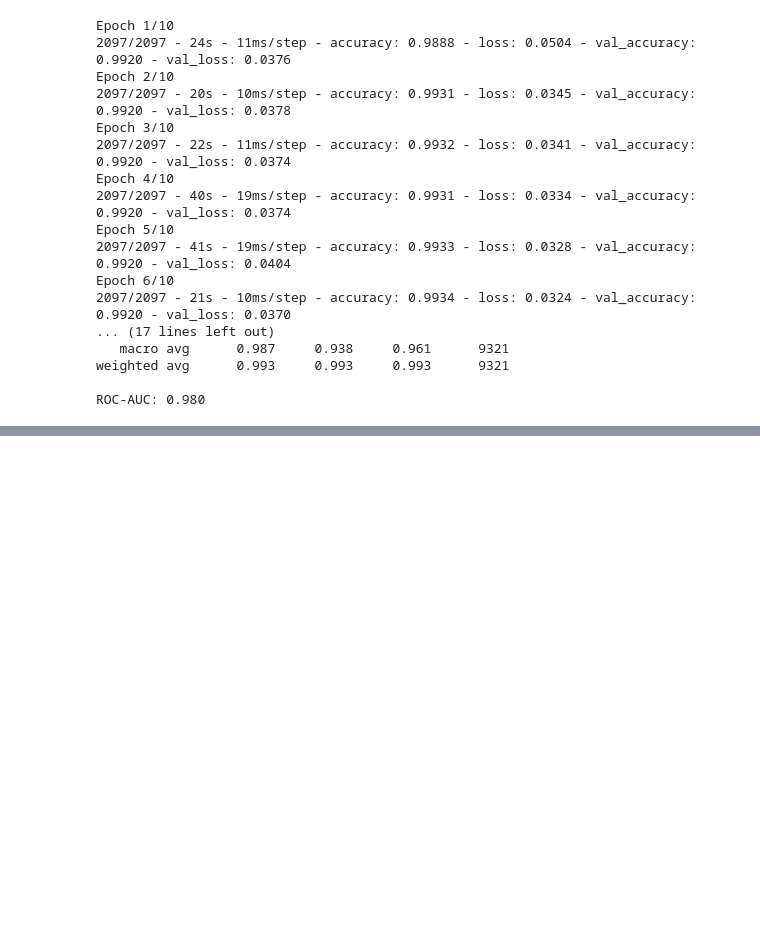
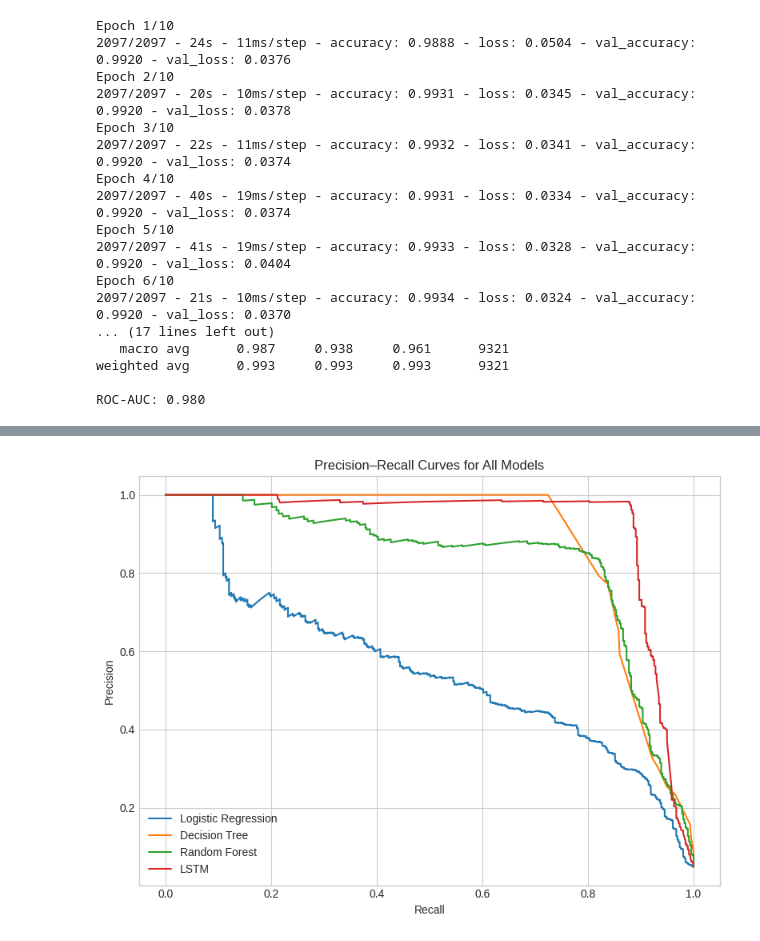
Before and after one commit to sof1a03/Process-Mining, a Jupyter notebook: question_2/question2_analysis.ipynb, the cells around one changed output, grey strips where cells are left out. Saved outputs shown, nothing was run; the diff lists cells and outputs as text; code cells hidden in the pictures; blank space fills up the shorter version.

```diff
--- a/question_2/question2_analysis.ipynb
+++ b/question_2/question2_analysis.ipynb
@@ -1238,0 +1284,24 @@ rf_imp_df.sort_values("importance", ascending=False).head(10)
+# %%
+import matplotlib.pyplot as plt
+from sklearn.metrics import precision_recall_curve
+
+precision_lr, recall_lr, _ = precision_recall_curve(y_test, y_prob_lr)
+precision_tree, recall_tree, _ = precision_recall_curve(y_test, y_prob_tree)
+precision_rf, recall_rf, _ = precision_recall_curve(y_test, y_prob_rf)
+precision_lstm, recall_lstm, _ = precision_recall_curve(y_seq_test, y_prob_lstm)
+
+plt.figure(figsize=(8, 6))
+plt.plot(recall_lr, precision_lr, label="Logistic Regression")
+plt.plot(recall_tree, precision_tree, label="Decision Tree")
+plt.plot(recall_rf, precision_rf, label="Random Forest")
+plt.plot(recall_lstm, precision_lstm, label="LSTM")
+
+plt.xlabel("Recall")
+plt.ylabel("Precision")
+plt.title("Precision–Recall Curves for All Models")
+plt.legend(loc="lower left")
+plt.grid(True)
+plt.tight_layout()
+plt.show()
+# %% [output]
+[figure, added]
```
Also changed, not shown: parts of 6 cells of this notebook.
